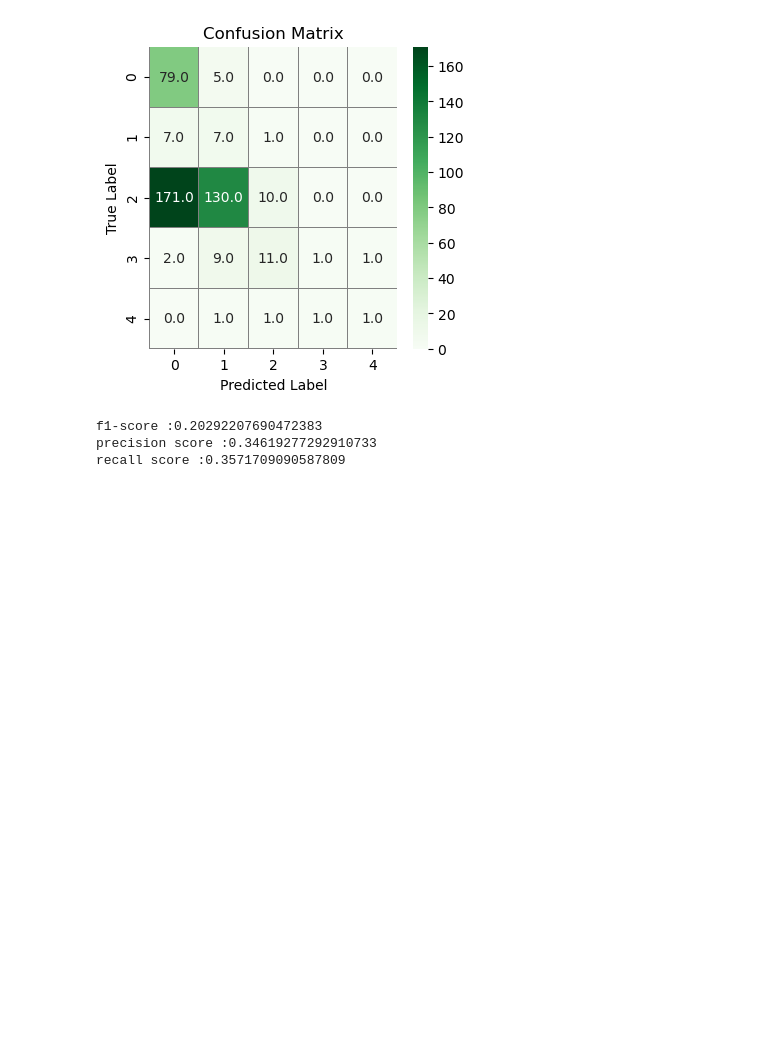
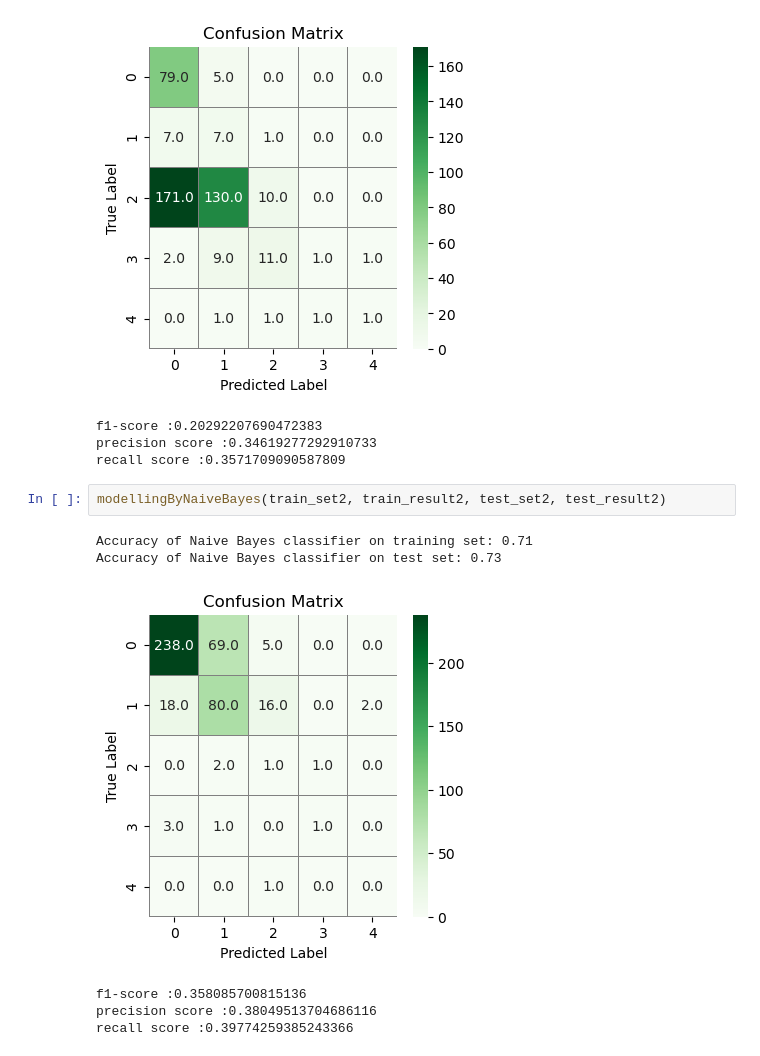
Before and after one commit to FurkanErcelebi/DataMining-Project, a Jupyter notebook: Project.ipynb, the cells around one changed output. Drawn from its saved outputs; the diff is of its cells as text; blank space fills up the shorter version.

```diff
--- a/Project.ipynb
+++ b/Project.ipynb
@@ -471,3 +574,12 @@ Accuracy of Naive Bayes classifier on test set: 0.22
 f1-score :0.20292207690472383
 precision score :0.34619277292910733
 recall score :0.3571709090587809
+# %%
+modellingByNaiveBayes(train_set2, train_result2, test_set2, test_result2)
+# %% [output]
+Accuracy of Naive Bayes classifier on training set: 0.71
+Accuracy of Naive Bayes classifier on test set: 0.73
+[figure, added]
+f1-score :0.358085700815136
+precision score :0.38049513704686116
+recall score :0.39774259385243366
```
Also changed, not shown: parts of 9 cells of this notebook.
